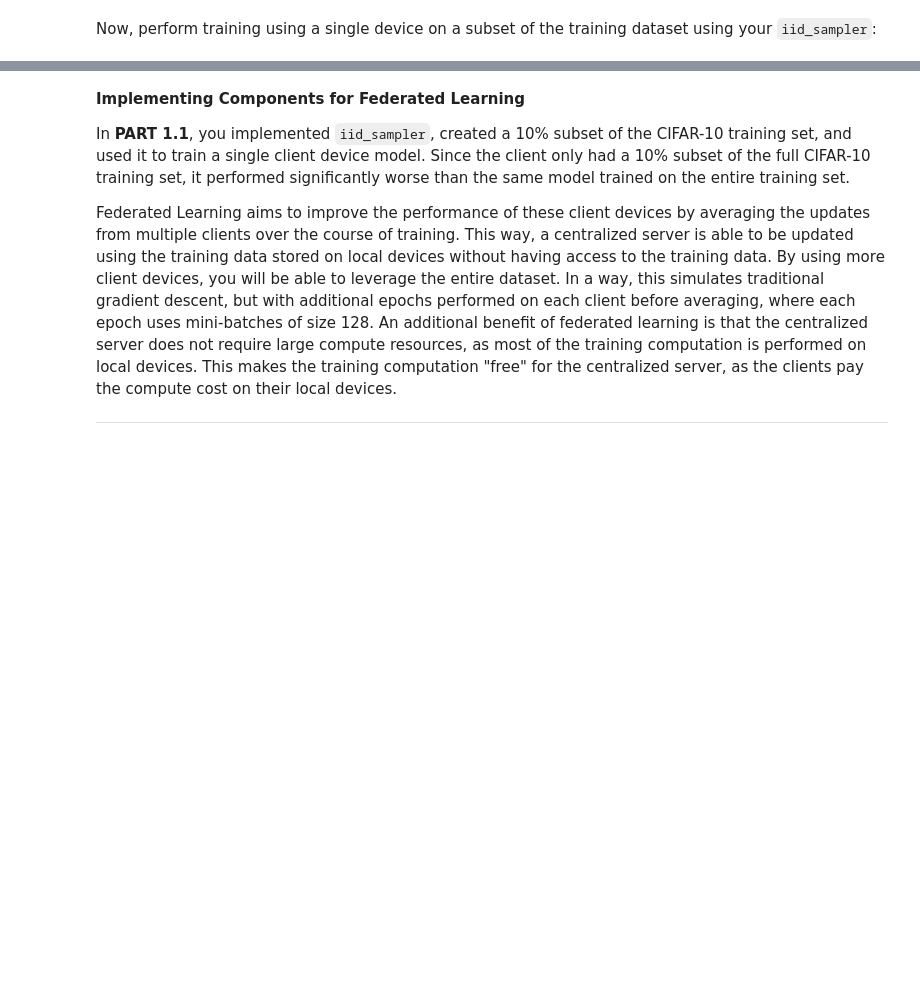
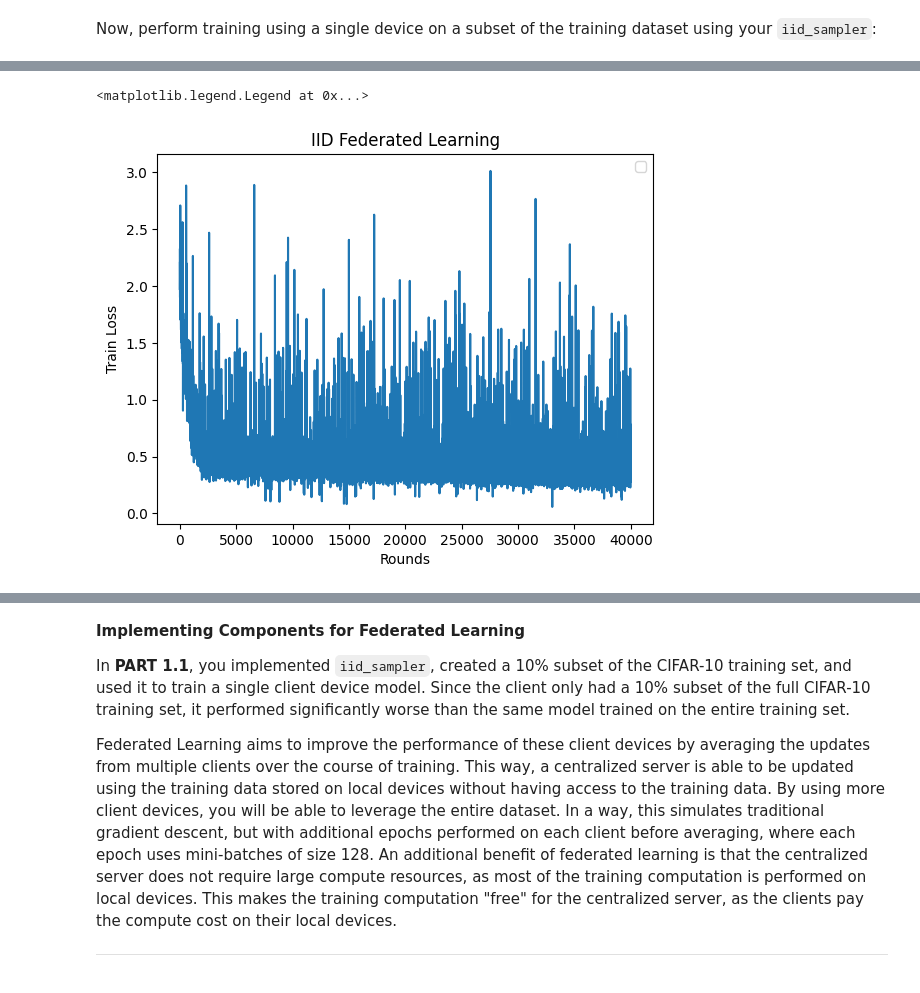
Before and after one commit to andrewmlu/cs242-pa3, a Jupyter notebook: CS242_Assignment_3_Andrew_Lu_Alex_Wilentz_Carl_Ho.ipynb, the cells around one changed output, grey strips where cells are left out. Saved outputs shown, nothing was run; the diff lists cells and outputs as text; code cells hidden in the pictures; blank space fills up the shorter version.

```diff
--- a/CS242_Assignment_3_Andrew_Lu_Alex_Wilentz_Carl_Ho.ipynb
+++ b/CS242_Assignment_3_Andrew_Lu_Alex_Wilentz_Carl_Ho.ipynb
@@ -304,0 +322,9 @@ KeyboardInterrupt: ignored
+# %%
+plt.plot(device['train_loss_tracker'])
+
+plt.xlabel('Rounds')
+plt.ylabel('Train Loss')
+plt.title('IID Federated Learning')
+
+plt.legend()
+# %% [output]
@@ -304,0 +332,2 @@ KeyboardInterrupt: ignored
+<matplotlib.legend.Legend at 0x...>
+[figure, added]
```
Also changed, not shown: parts of 18 cells of this notebook.
